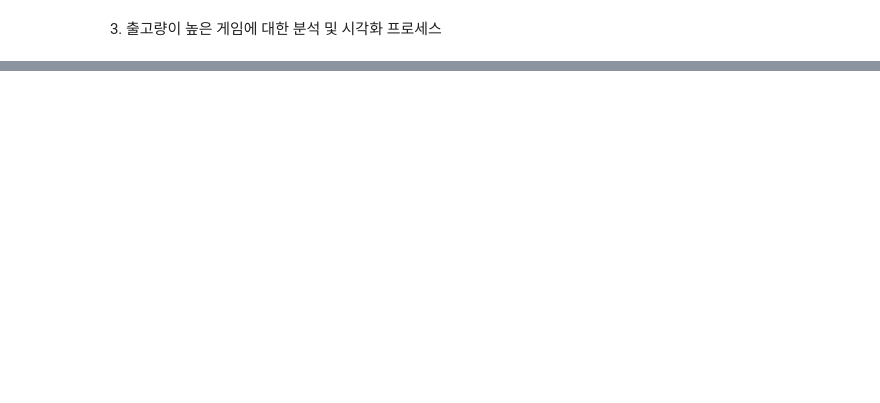
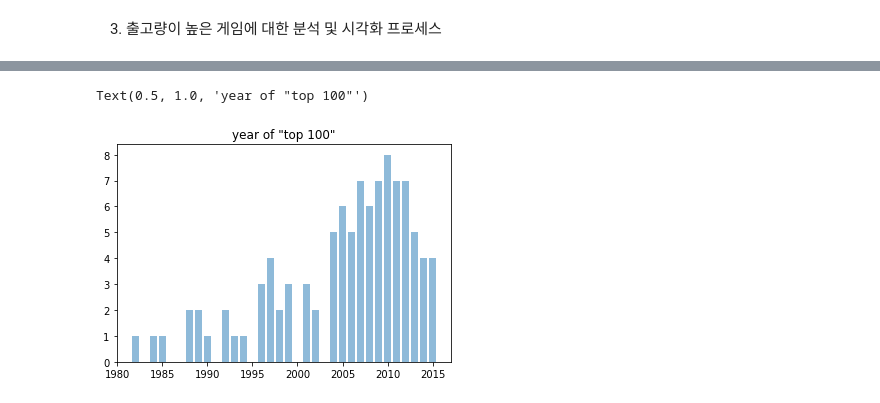
Before and after one commit to superahxd/_project, a Jupyter notebook: sec1_project.ipynb, the cells around one changed output, grey strips where cells are left out. Saved outputs shown, nothing was run; the diff lists cells and outputs as text; code cells hidden in the pictures; blank space fills up the shorter version.

```diff
--- a/sec1_project.ipynb
+++ b/sec1_project.ipynb
@@ -226,4 +337,5 @@ plt.pie(vgames_3_values, labels=labels, autopct='%.1f%%')
 # %%
 vgames_3_year=pd.DataFrame(vgames_3_top100.value_counts('Year'))
-vgames_3_year= vgames_3_year.columns = ['counts']
+vgames_3_year.columns = ['counts']
 vgames_3_year=vgames_3_year.sort_values(by='Year', ascending=True)
+vgames_3_year.head()
@@ -230,6 +350,10 @@ vgames_3_year=vgames_3_year.sort_values(by='Year', ascending=True)
 # %%
-plt.bar(vgames_3_year.index,vgames_3_year[0], alpha=0.5)
+#연도
+plt.bar(vgames_3_year.index,vgames_3_year['counts'], alpha=0.5)
 plt.title('year of "top 100"')
+# %% [output]
+Text(0.5, 1.0, 'year of "top 100"')
+[figure, added]
 # %%
 top100_genre = vgames_3_top100.value_counts('Genre')
 # %%
```
Also changed, not shown: parts of 18 cells of this notebook.
